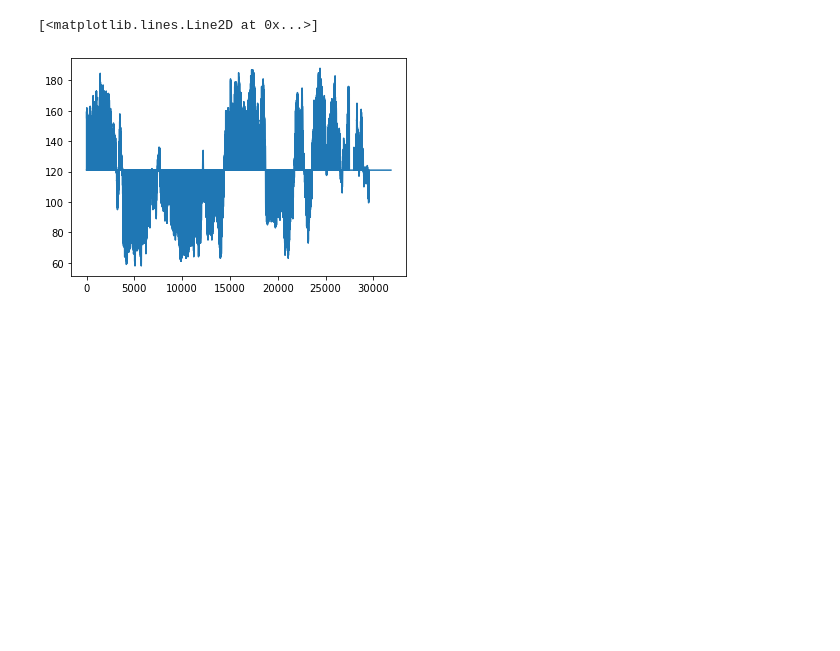
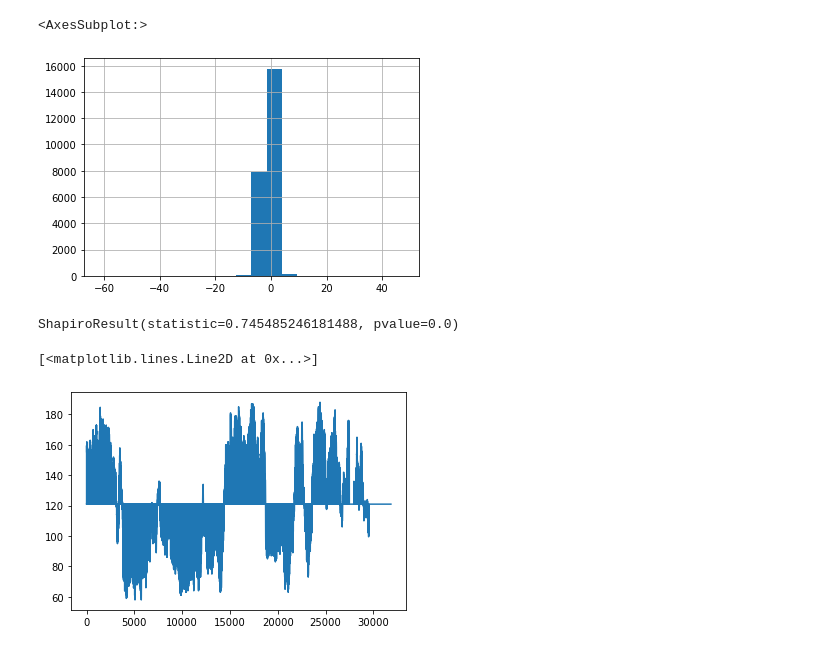
Before and after one commit to baswillemsen/ML4QS, a Jupyter notebook: Python3Code/Notebook.ipynb, the cells around one changed output. Saved outputs shown, nothing was run; the diff lists cells and outputs as text; code cells hidden in the pictures; blank space fills up the shorter version.

```diff
--- a/Python3Code/Notebook.ipynb
+++ b/Python3Code/Notebook.ipynb
@@ -29,3 +47,12 @@ len(data[np.isnan(data['hr_watch_rate'])]) / len(data) # perc missing value hear
+# %%
+data['acc_phone_x'].hist(bins=20)
+# %% [output]
+<AxesSubplot:>
+[figure, added]
+# %%
+stats.shapiro(data['press_phone_pressure'].dropna())
+# %% [output]
+ShapiroResult(statistic=0.745485246181488, pvalue=0.0)
 # %%
 imp = SimpleImputer(strategy="mean")
 data_hr_transf = np.array(data['hr_watch_rate']).reshape(-1,1)
```
Also changed, not shown: parts of 4 cells of this notebook, 7 other files.
